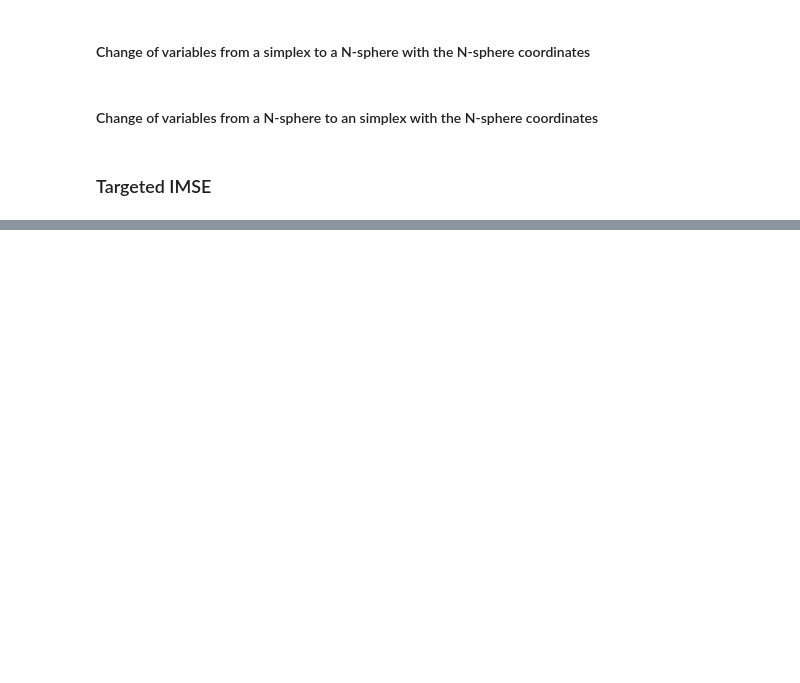
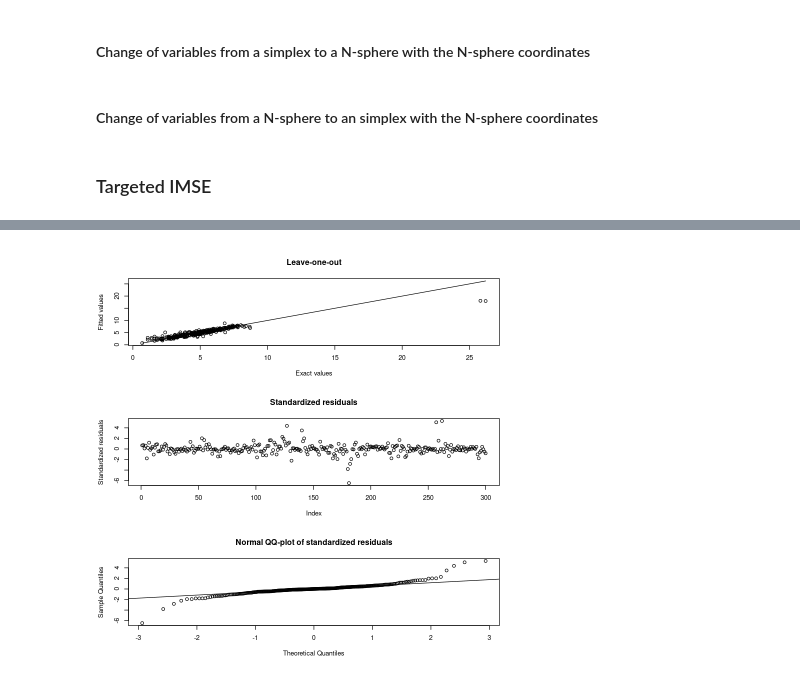
Before and after one commit to supetite/Projet-IPPON, a Jupyter notebook: T-IMSE Polar coordinates.ipynb, the cells around one changed output, grey strips where cells are left out. Drawn from its saved outputs; the diff is of its cells as text; code cells hidden in the pictures; blank space fills up the shorter version.

```diff
--- a/T-IMSE Polar coordinates.ipynb
+++ b/T-IMSE Polar coordinates.ipynb
@@ -219,0 +73,19 @@ dim(data_Lasso_reduced)
+# %%
+#t-IMSE STANDARD APPLIQUEE AUX DONNEES
+
+d = dim(data_lasso)[2]
+print(d)
+N = 10*d
+s = 0
+data_Lasso_reduced = change_in_phi_from_x(data_lasso[1:N,-1])
+data_Lasso_reduced=cbind(log(data_lasso[,1]),data_Lasso_reduced)
+shape = c(dim(data_Lasso_reduced[, -1]))
+print(shape)
+noise = matrix(runif(prod(shape), min=0.0001, max=0.002),nrow=N)
+
+mod = km(formula = ~1, design = data_Lasso_reduced[,-1]+noise, response = data_Lasso_reduced[,1])
+
+
+lowerbound = as.vector(rep(0, dim(data_Lasso_reduced[, -1])[2]))
+upperbound = as.vector(rep(pi/2, dim(data_Lasso_reduced[, -1])[2]))
+max_infill_criterion(lower=lowerbound, upper = upperbound, method="tmse", model=mod, T=log(400))$par
@@ -219,0 +118,4 @@ dim(data_Lasso_reduced)
+# %%
+plot(mod)
+# %% [output]
+[figure, added]
```
Also changed, not shown: parts of 33 cells of this notebook.
